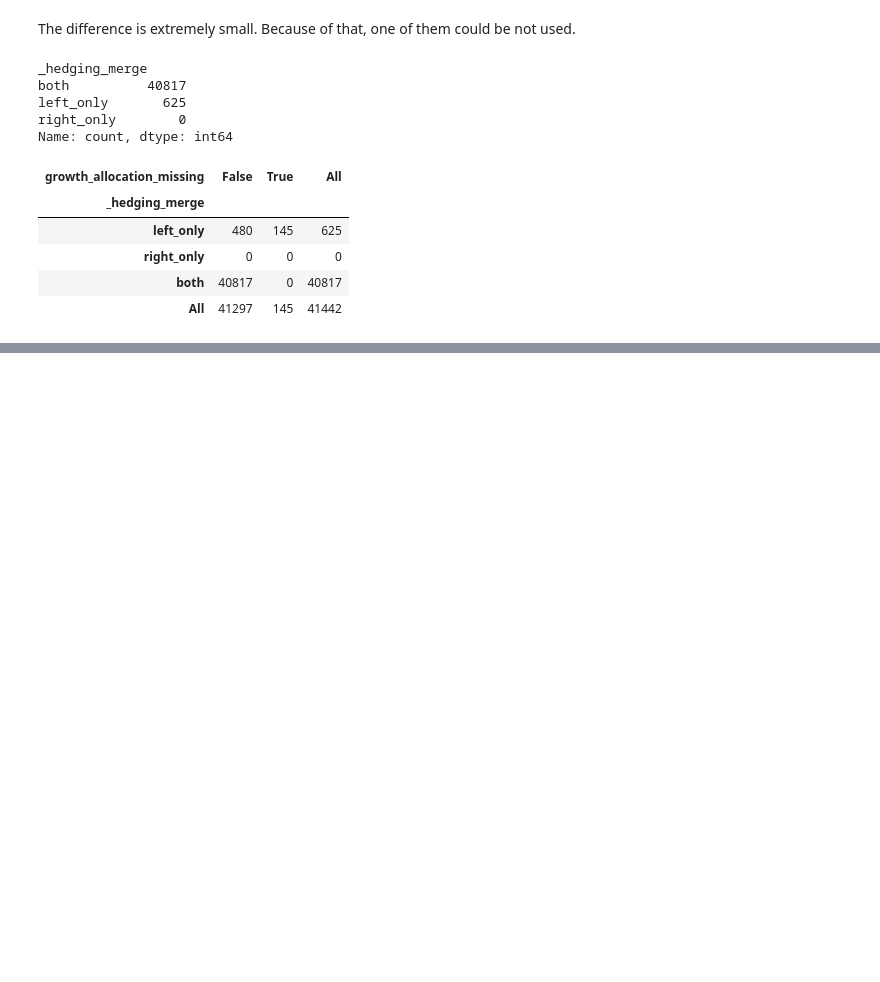
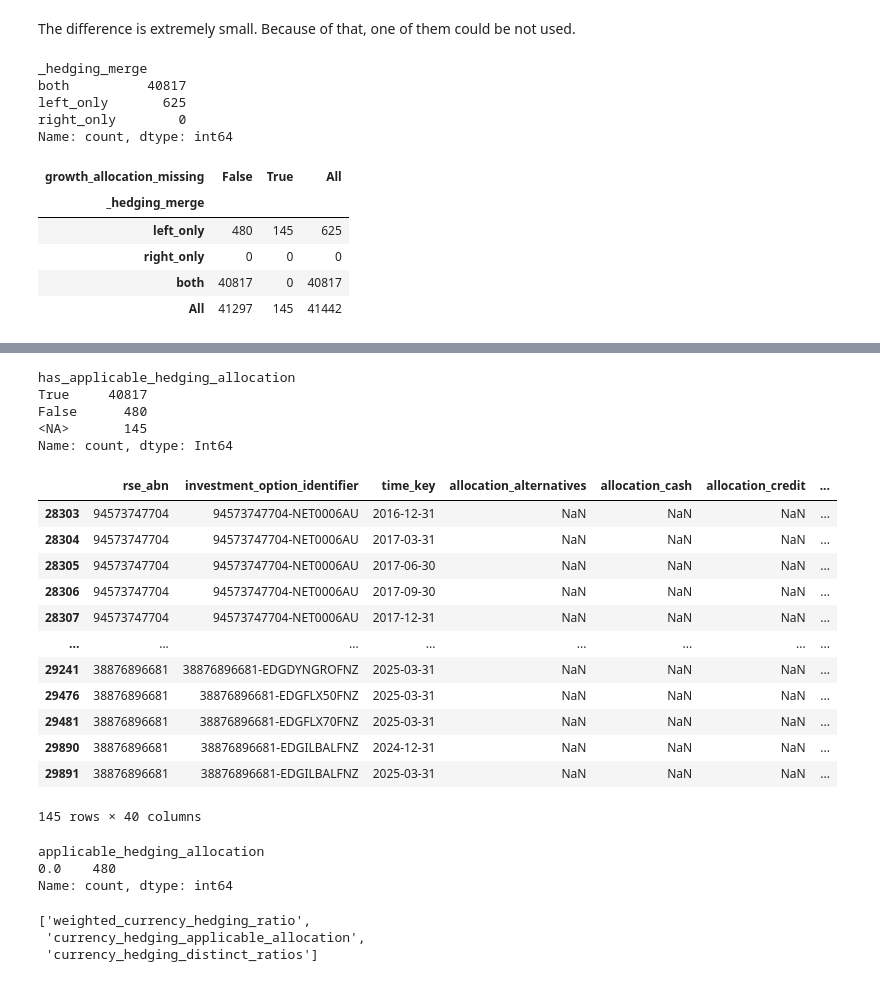
Before and after one commit to terra9/superannuation-performance-early-warning, a Jupyter notebook: notebooks/apra_data_audit.ipynb, the cells around one changed output, grey strips where cells are left out. Drawn from its saved outputs; the diff is of its cells as text; code cells hidden in the pictures; blank space fills up the shorter version.

Commit message:
Create the applicable hedging allocation nullable boolean feature, update the applicable hedging allocation logic, remove hedging-related duplicate columns.

```diff
--- a/notebooks/apra_data_audit.ipynb
+++ b/notebooks/apra_data_audit.ipynb
@@ -7512,0 +7547,31 @@ pd.crosstab(
+# %%
+option_period_saa_features_merged[
+    "has_applicable_hedging_allocation"
+].value_counts(dropna=False)
+# %% [output]
+has_applicable_hedging_allocation
+True     40817
+False      480
+<NA>       145
+Name: count, dtype: Int64
+# %%
+option_period_saa_features_merged[option_period_saa_features_merged[
+        "_hedging_merge"
+    ].eq("left_only")
+    & option_period_saa_features_merged[
+        "growth_allocation_missing"
+    ]]
+# %% [output]
+|  | rse_abn | investment_option_identifier | time_key | allocation_alternatives | allocation_cash | allocation_credit | ... |
+| 28303 | 94573747704 | 94573747704-NET0006AU | 2016-12-31 | NaN | NaN | NaN | ... |
+| 28304 | 94573747704 | 94573747704-NET0006AU | 2017-03-31 | NaN | NaN | NaN | ... |
+| 28305 | 94573747704 | 94573747704-NET0006AU | 2017-06-30 | NaN | NaN | NaN | ... |
+| 28306 | 94573747704 | 94573747704-NET0006AU | 2017-09-30 | NaN | NaN | NaN | ... |
+| 28307 | 94573747704 | 94573747704-NET0006AU | 2017-12-31 | NaN | NaN | NaN | ... |
+| ... | ... | ... | ... | ... | ... | ... | ... |
+| 29241 | 38876896681 | 38876896681-EDGDYNGROFNZ | 2025-03-31 | NaN | NaN | NaN | ... |
+| 29476 | 38876896681 | 38876896681-EDGFLX50FNZ | 2025-03-31 | NaN | NaN | NaN | ... |
+| 29481 | 38876896681 | 38876896681-EDGFLX70FNZ | 2025-03-31 | NaN | NaN | NaN | ... |
+| 29890 | 38876896681 | 38876896681-EDGILBALFNZ | 2024-12-31 | NaN | NaN | NaN | ... |
+| 29891 | 38876896681 | 38876896681-EDGILBALFNZ | 2025-03-31 | NaN | NaN | NaN | ... |
+145 rows × 40 columns
@@ -7512,0 +7592,29 @@ pd.crosstab(
+# %%
+# option_period_saa_features_merged.loc[
+#     option_period_saa_features_merged[
+#         "has_applicable_hedging_allocation"
+#     ].isna(),
+#     "applicable_hedging_allocation"
+# ].isna().value_counts()
+
+option_period_saa_features_merged.loc[
+    option_period_saa_features_merged[
+        "has_applicable_hedging_allocation"
+    ].eq(False),
+    "applicable_hedging_allocation"
+].value_counts(dropna=False)
+# %% [output]
+applicable_hedging_allocation
+0.0    480
+Name: count, dtype: int64
+# %%
+# check same name columns
+[
+    col
+    for col in option_period_saa_features.columns
+    if "hedging" in col.lower()
+]
+# %% [output]
+['weighted_currency_hedging_ratio',
+ 'currency_hedging_applicable_allocation',
+ 'currency_hedging_distinct_ratios']
```
Also changed, not shown: parts of 12 cells of this notebook.
